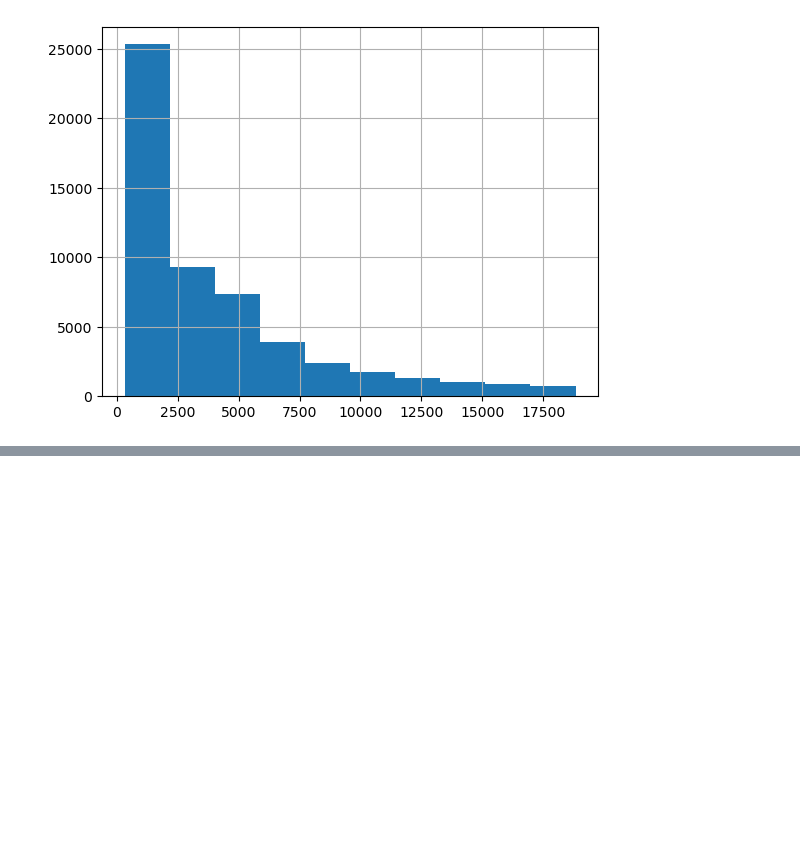
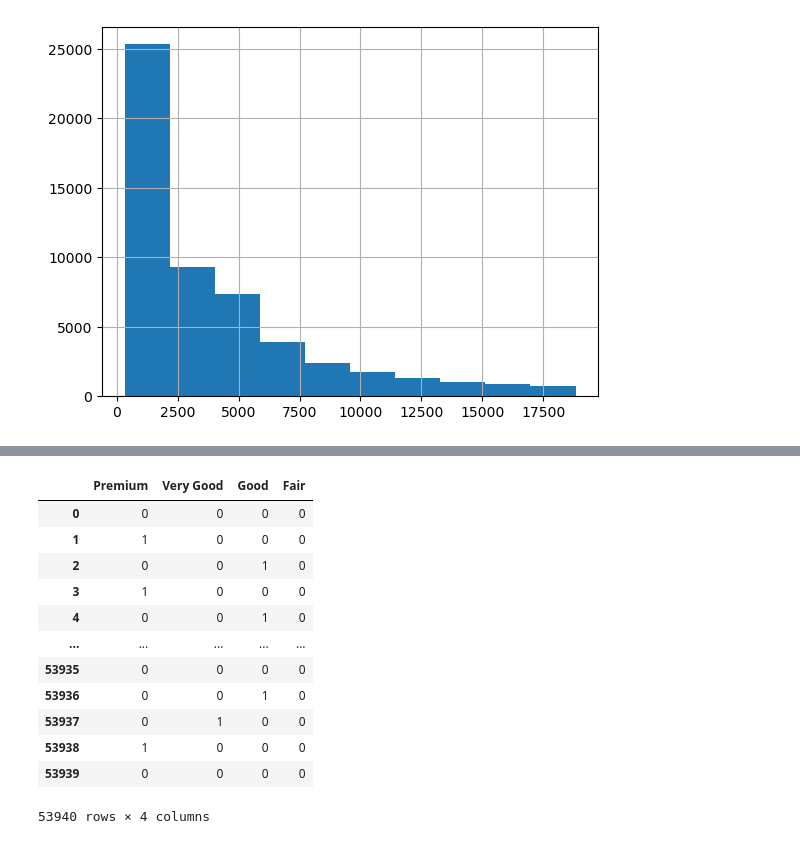
Before and after one commit to TurmaeUrsorum/belajar-piton, a Jupyter notebook: 15. Feature Engineering/feature_engineering.ipynb, the cells around one changed output, grey strips where cells are left out. Saved outputs shown, nothing was run; the diff lists cells and outputs as text; code cells hidden in the pictures; blank space fills up the shorter version.

```diff
--- a/15. Feature Engineering/feature_engineering.ipynb
+++ b/15. Feature Engineering/feature_engineering.ipynb
@@ -20,0 +769,16 @@ dataset["price"].hist()
+# %%
+pd.get_dummies(dataset["cut"], drop_first = True).astype(int)
+# %% [output]
+|  | Premium | Very Good | Good | Fair |
+| 0 | 0 | 0 | 0 | 0 |
+| 1 | 1 | 0 | 0 | 0 |
+| 2 | 0 | 0 | 1 | 0 |
+| 3 | 1 | 0 | 0 | 0 |
+| 4 | 0 | 0 | 1 | 0 |
+| ... | ... | ... | ... | ... |
+| 53935 | 0 | 0 | 0 | 0 |
+| 53936 | 0 | 0 | 1 | 0 |
+| 53937 | 0 | 1 | 0 | 0 |
+| 53938 | 1 | 0 | 0 | 0 |
+| 53939 | 0 | 0 | 0 | 0 |
+53940 rows × 4 columns
```
Also changed, not shown: parts of 25 cells of this notebook.
